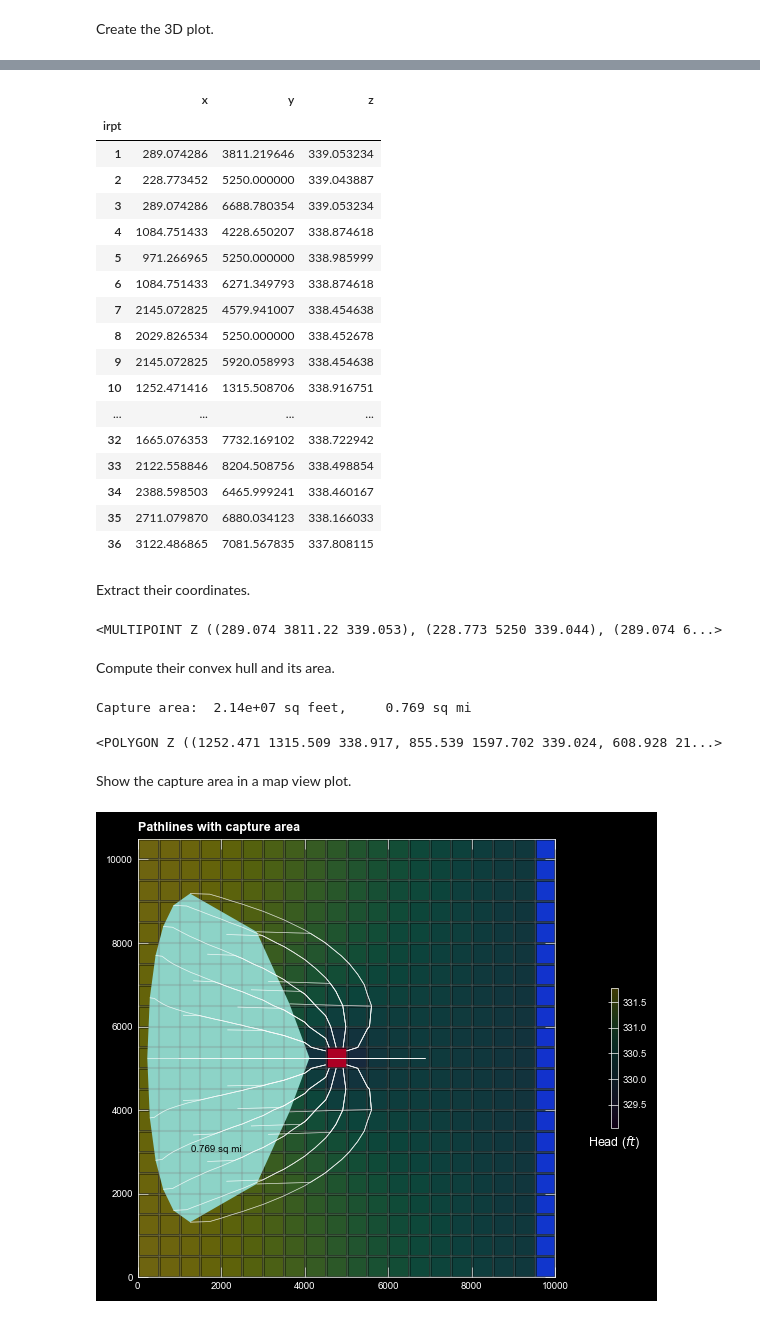
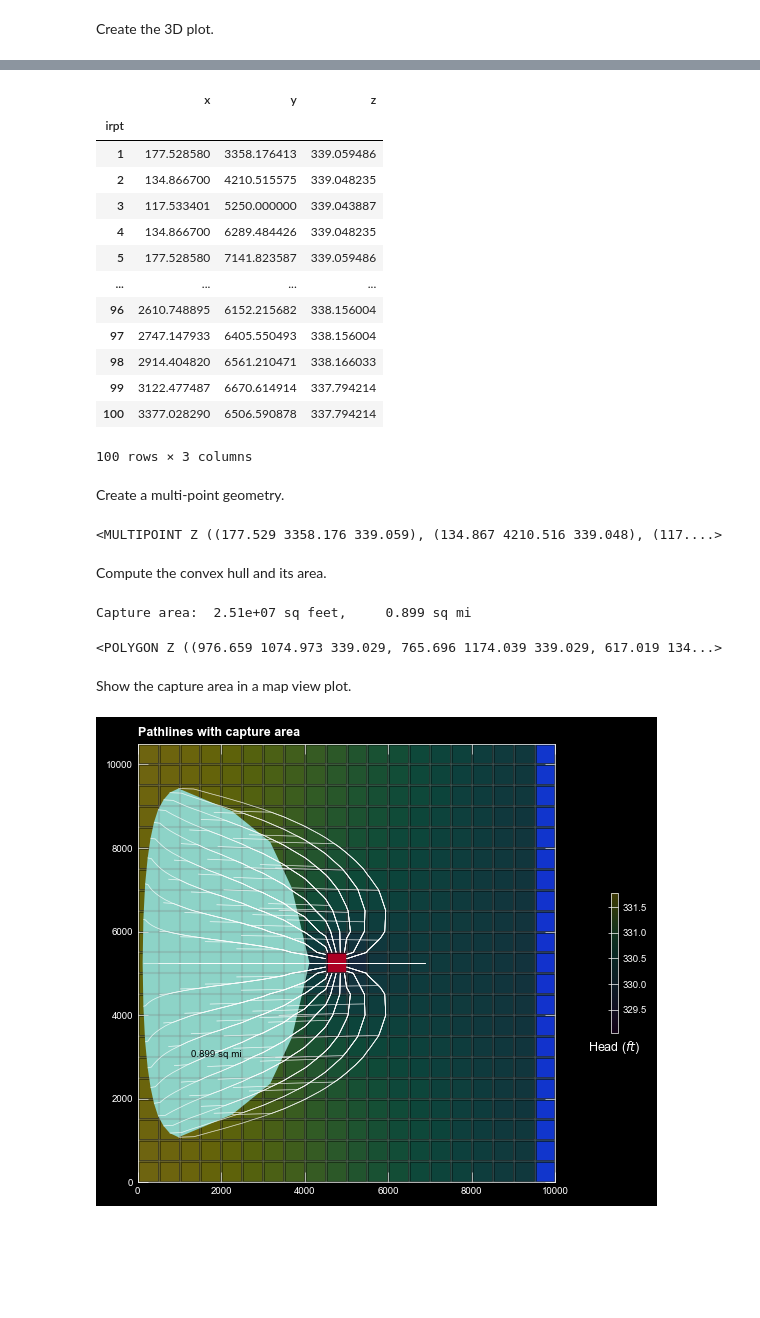
Before and after one commit to jdhughes-usgs/GW3099-2024, a Jupyter notebook: exercises-completed/prt/ex1.ipynb, the cells around one changed output, grey strips where cells are left out. Saved outputs shown, nothing was run; the diff lists cells and outputs as text; code cells hidden in the pictures; blank space fills up the shorter version.

```diff
--- a/exercises-completed/prt/ex1.ipynb
+++ b/exercises-completed/prt/ex1.ipynb
@@ -390,7 +420,9 @@ Normal termination.
 Load MP7 pathline results. FloPy returns a list of `np.recarray`, one for each pathline; we merge the pathlines into a single dataframe. We also do a bit of post-processing to add release time and termination time columns.
 # %%
 mp7_pathline_file = flopy.utils.PathlineFile(mp7_pathline_file_path)
-mp7_pathlines = pd.concat([pd.DataFrame(pl) for pl in  mp7_pathline_file.get_alldata()])
+mp7_pathlines = pd.concat(
+    [pd.DataFrame(pl) for pl in mp7_pathline_file.get_alldata()]
+)
 mp7_pathlines
 # %% [output]
 |  | particleid | particlegroup | sequencenumber | particleidloc | time | x | y | z | k | ... |
@@ -415,6 +447,8 @@ with flopy.plot.styles.USGSPlot():
     fig.tight_layout()
     flopy.plot.styles.heading(ax, heading="MODPATH 7 pathlines")
     mm = plot_heads(ax, gwf, hds[2, :, :])
-    mm.plot_pathline(mp7_pathlines, layer="all", colors="white", alpha=0.5, linewidth=0.5)
+    mm.plot_pathline(
+        mp7_pathlines, layer="all", colors="white", alpha=0.5, linewidth=0.5
+    )
     plt.show()
 # %% [output]
@@ -711,60 +751,62 @@ First we select the termination points at the water table.
 # %%
-termination_pts = prt_pathlines[prt_pathlines.ireason == 3].set_index("irpt")[["x", "y", "z"]]
+termination_pts = prt_pathlines[prt_pathlines.ireason == 3].set_index("irpt")[
+    ["x", "y", "z"]
+]
 termination_pts
 # %% [output]
 |  | x | y | z |
 | irpt |  |  |  |
-| 1 | 289.074286 | 3811.219646 | 339.053234 |
-| 2 | 228.773452 | 5250.000000 | 339.043887 |
-| 3 | 289.074286 | 6688.780354 | 339.053234 |
-| 4 | 1084.751433 | 4228.650207 | 338.874618 |
-| 5 | 971.266965 | 5250.000000 | 338.985999 |
-| 6 | 1084.751433 | 6271.349793 | 338.874618 |
-| 7 | 2145.072825 | 4579.941007 | 338.454638 |
-| 8 | 2029.826534 | 5250.000000 | 338.452678 |
-| 9 | 2145.072825 | 5920.058993 | 338.454638 |
-| 10 | 1252.471416 | 1315.508706 | 338.916751 |
+| 1 | 177.528580 | 3358.176413 | 339.059486 |
+| 2 | 134.866700 | 4210.515575 | 339.048235 |
+| 3 | 117.533401 | 5250.000000 | 339.043887 |
+| 4 | 134.866700 | 6289.484426 | 339.048235 |
+| 5 | 177.528580 | 7141.823587 | 339.059486 |
 | ... | ... | ... | ... |
-| 32 | 1665.076353 | 7732.169102 | 338.722942 |
-| 33 | 2122.558846 | 8204.508756 | 338.498854 |
-| 34 | 2388.598503 | 6465.999241 | 338.460167 |
-| 35 | 2711.079870 | 6880.034123 | 338.166033 |
-| 36 | 3122.486865 | 7081.567835 | 337.808115 |
+| 96 | 2610.748895 | 6152.215682 | 338.156004 |
+| 97 | 2747.147933 | 6405.550493 | 338.156004 |
+| 98 | 2914.404820 | 6561.210471 | 338.166033 |
+| 99 | 3122.477487 | 6670.614914 | 337.794214 |
+| 100 | 3377.028290 | 6506.590878 | 337.794214 |
+100 rows × 3 columns
 # %% [markdown]
-Extract their coordinates.
+Create a multi-point geometry.
 # %%
 from shapely import MultiPoint
 
 term_pts = MultiPoint(termination_pts.to_numpy())
 term_pts
 # %% [output]
-<MULTIPOINT Z ((289.074 3811.22 339.053), (228.773 5250 339.044), (289.074 6...>
+<MULTIPOINT Z ((177.529 3358.176 339.059), (134.867 4210.516 339.048), (117....>
 # %% [markdown]
-Compute their convex hull and its area.
+Compute the convex hull and its area.
 # %%
 from shapely import convex_hull
 
 chull = convex_hull(term_pts)
 chull_area_ft = chull.area
 chull_area_mi = chull.area / (5280 * 5280)
-print(f"Capture area: {chull.area:9.3} sq {length_units}, {chull_area_mi:9.3} sq mi")
+print(
+    f"Capture area: {chull.area:9.3} sq {length_units}, {chull_area_mi:9.3} sq mi"
+)
 chull
 # %% [output]
-Capture area:  2.14e+07 sq feet,     0.769 sq mi
+Capture area:  2.51e+07 sq feet,     0.899 sq mi
-<POLYGON Z ((1252.471 1315.509 338.917, 855.539 1597.702 339.024, 608.928 21...>
+<POLYGON Z ((976.659 1074.973 339.029, 765.696 1174.039 339.029, 617.019 134...>
 # %% [markdown]
 Show the capture area in a map view plot.
 # %%
 with flopy.plot.styles.USGSPlot():
     fig, ax = plt.subplots(ncols=1, nrows=1, figsize=(6, 6))
     ax.set_aspect("equal")
     fig.tight_layout()
     flopy.plot.styles.heading(ax, heading="Pathlines with capture area")
     mm = plot_heads(ax, gwf, hds[2, :, :])
-    mm.plot_pathline(mp7_pathlines, layer="all", colors="white", alpha=0.5, linewidth=0.5)
+    mm.plot_pathline(
+        mp7_pathlines, layer="all", colors="white", alpha=0.5, linewidth=0.5
+    )
     chull_xs, chull_ys, _ = map(list, zip(*list(chull.exterior.coords)))
     ax.fill(chull_xs, chull_ys)
     ax.annotate(f"{chull_area_mi:9.3f} sq mi", (1000, 3000), color="black")
     plt.show()
 # %% [output]
-[figure, old version]
+[figure, new version]
```
Also changed, not shown: parts of 24 cells of this notebook, 2 other files.
